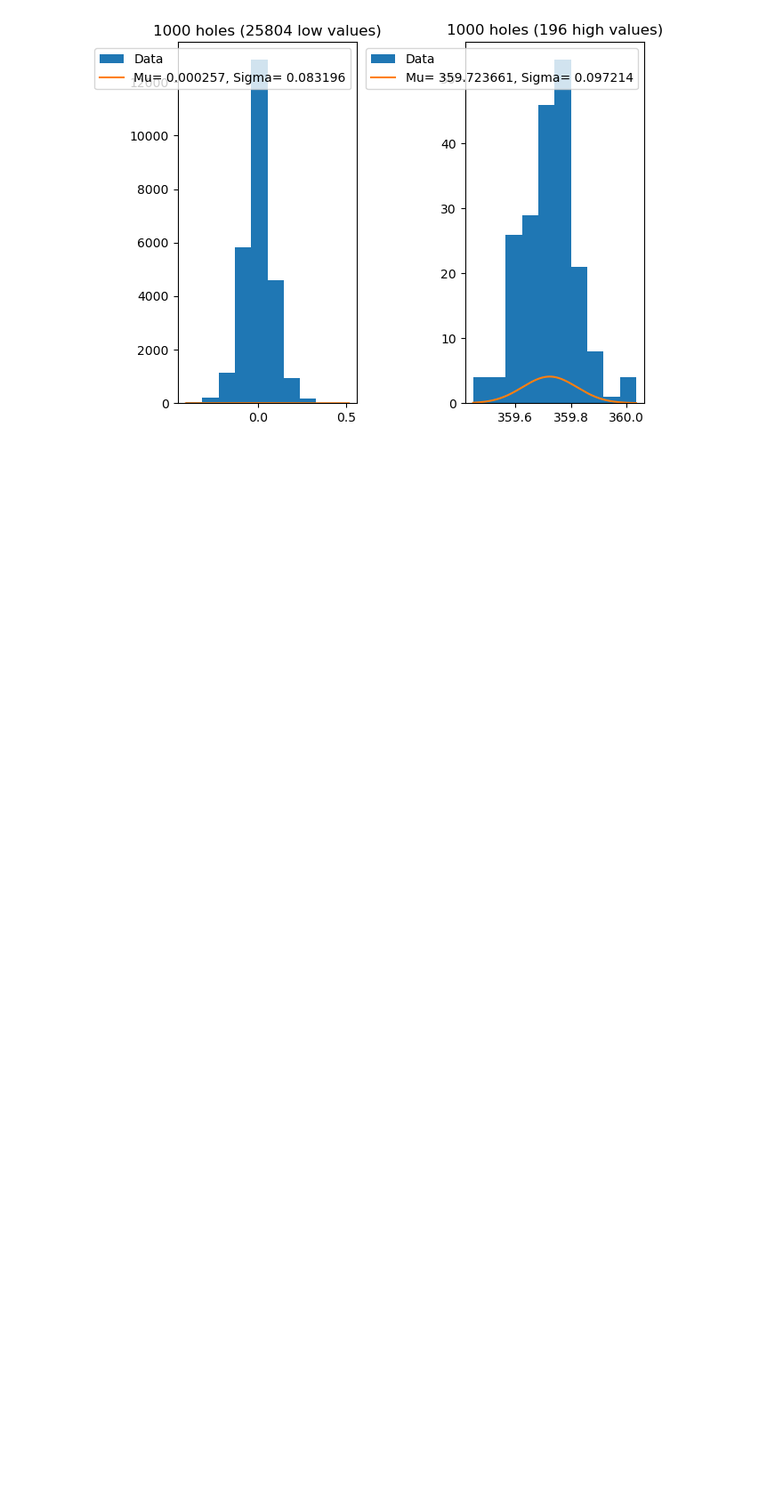
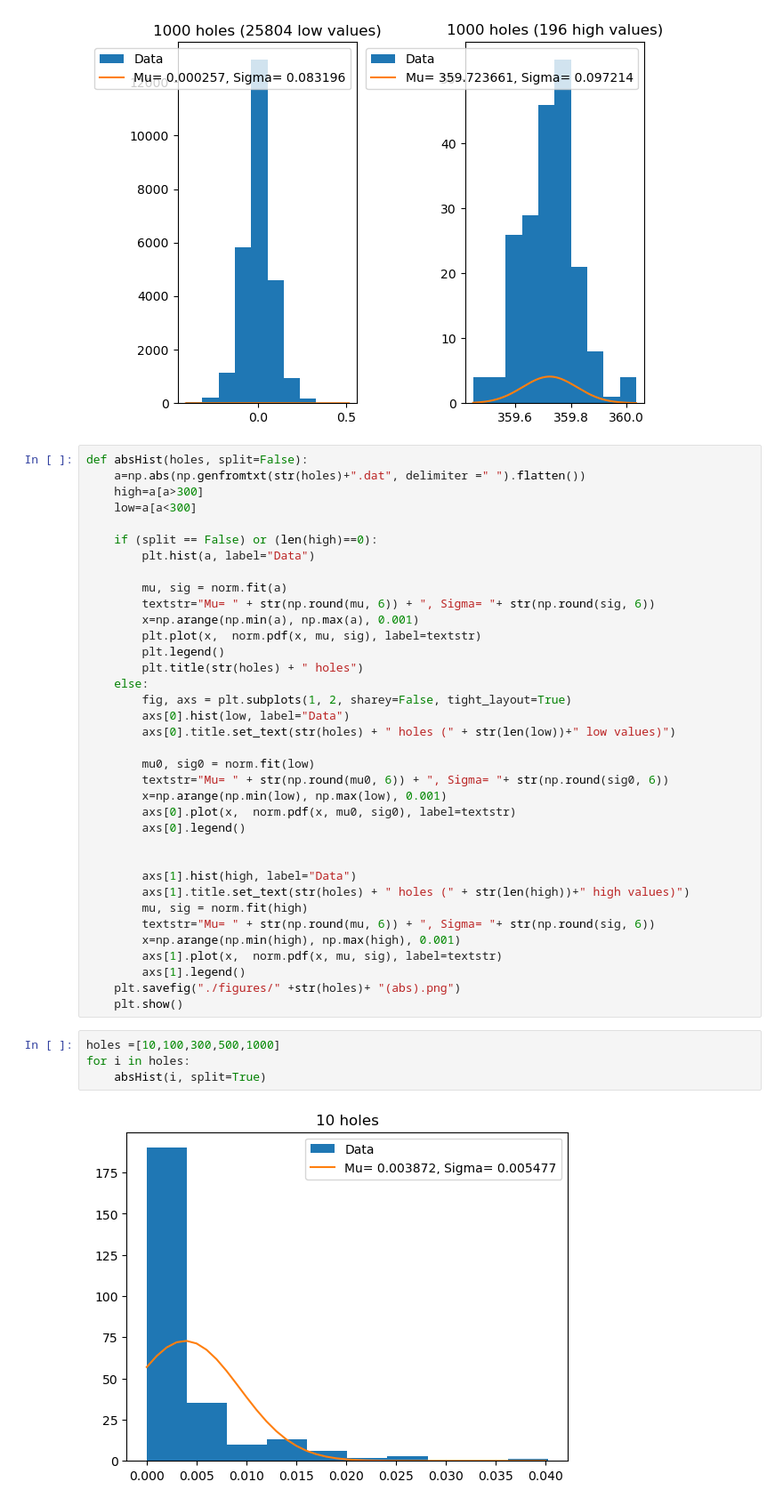
Before and after one commit to Tempus14/ResistorNet, a Jupyter notebook: Coulomb-Files/CoulombHist.ipynb, the cells around one changed output. Shown: that part at 89% size. Saved outputs shown, nothing was run; the diff lists cells and outputs as text; blank space fills up the shorter version.

Commit message:
added absolute value histograms

```diff
--- a/Coulomb-Files/CoulombHist.ipynb
+++ b/Coulomb-Files/CoulombHist.ipynb
@@ -48,3 +48,45 @@ for i in holes:
 [figure]
 [figure]
 [figure]
+# %%
+def absHist(holes, split=False):
+    a=np.abs(np.genfromtxt(str(holes)+".dat", delimiter =" ").flatten())
+    high=a[a>300]
+    low=a[a<300]
+
+    if (split == False) or (len(high)==0):
+        plt.hist(a, label="Data")
+
+        mu, sig = norm.fit(a)
+        textstr="Mu= " + str(np.round(mu, 6)) + ", Sigma= "+ str(np.round(sig, 6))
+        x=np.arange(np.min(a), np.max(a), 0.001)
+        plt.plot(x,  norm.pdf(x, mu, sig), label=textstr)
+        plt.legend()
+        plt.title(str(holes) + " holes")
+    else:
+        fig, axs = plt.subplots(1, 2, sharey=False, tight_layout=True)
+        axs[0].hist(low, label="Data")
+        axs[0].title.set_text(str(holes) + " holes (" + str(len(low))+" low values)")
+
+        mu0, sig0 = norm.fit(low)
+        textstr="Mu= " + str(np.round(mu0, 6)) + ", Sigma= "+ str(np.round(sig0, 6))
+        x=np.arange(np.min(low), np.max(low), 0.001)
+        axs[0].plot(x,  norm.pdf(x, mu0, sig0), label=textstr)
+        axs[0].legend()
+
+
+        axs[1].hist(high, label="Data")
+        axs[1].title.set_text(str(holes) + " holes (" + str(len(high))+" high values)")
+        mu, sig = norm.fit(high)
+        textstr="Mu= " + str(np.round(mu, 6)) + ", Sigma= "+ str(np.round(sig, 6))
+        x=np.arange(np.min(high), np.max(high), 0.001)
+        axs[1].plot(x,  norm.pdf(x, mu, sig), label=textstr)
+        axs[1].legend()
+    plt.savefig("./figures/" +str(holes)+ "(abs).png")
+    plt.show()
+# %%
+holes =[10,100,300,500,1000]
+for i in holes:
+    absHist(i, split=True)
+# %% [output]
+[figure, added]
```
Also changed, not shown: parts of 1 cell of this notebook, 5 other files.
